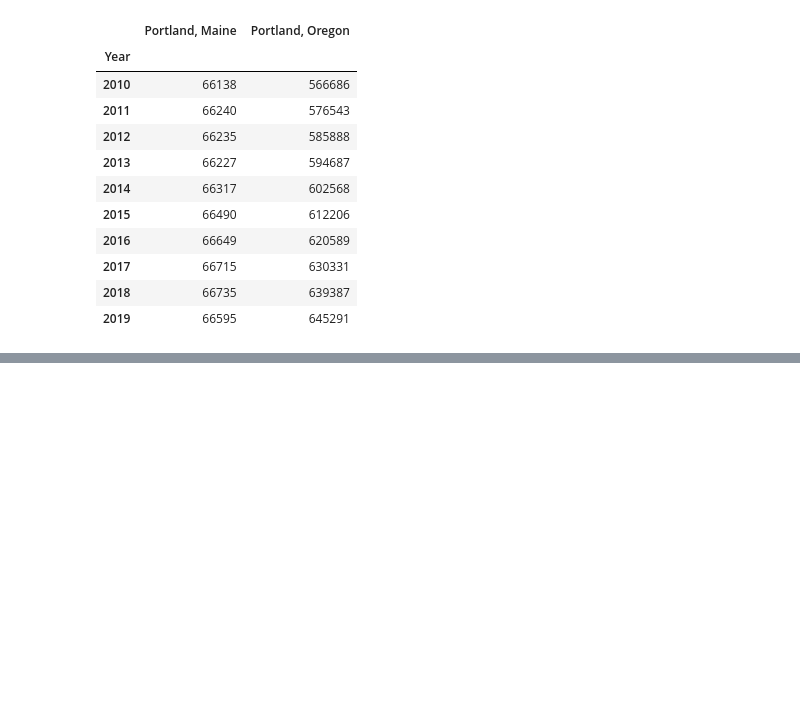
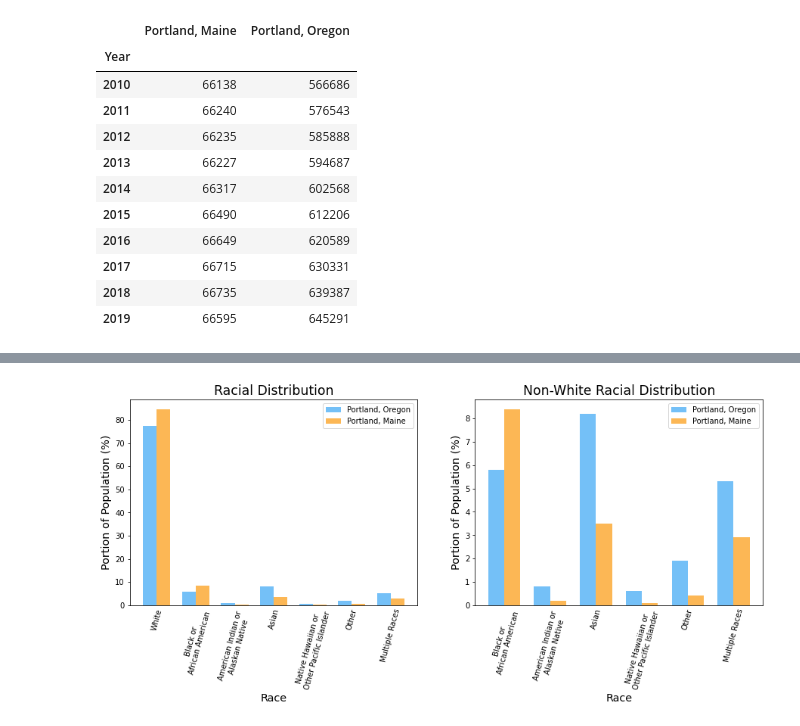
Before and after one commit to bethbrown/AppliedDataSciCapstone, a Jupyter notebook: PortlandVsPortland.ipynb, the cells around one changed output, grey strips where cells are left out. Saved outputs shown, nothing was run; the diff lists cells and outputs as text; code cells hidden in the pictures; blank space fills up the shorter version.

```diff
--- a/PortlandVsPortland.ipynb
+++ b/PortlandVsPortland.ipynb
@@ -331,0 +478,4 @@ top5_food.set_index('Rank')
+# %%
+draw_race_charts()
+# %% [output]
+[figure, added]
```
Also changed, not shown: parts of 31 cells of this notebook.
